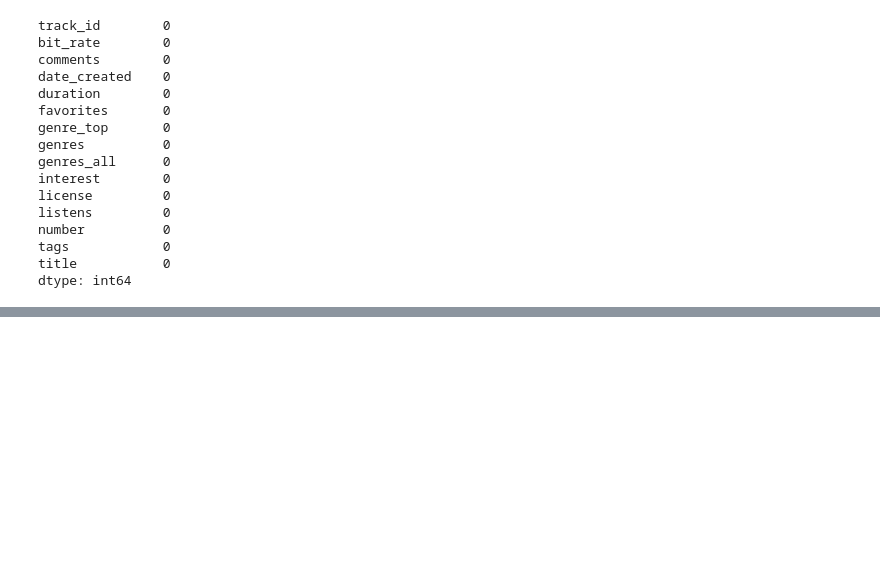
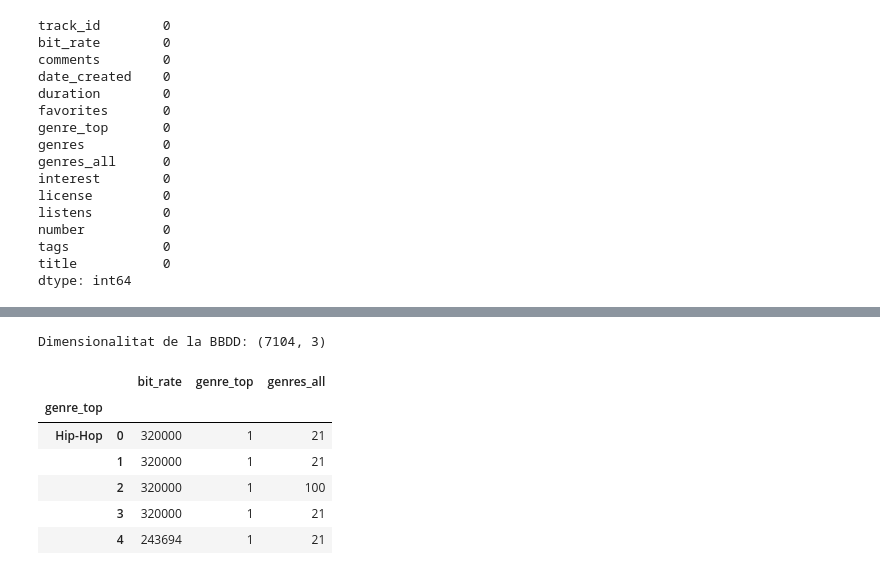
Before and after one commit to Rogerbenedito/English-song-data-from-2008-2017, a Jupyter notebook: Untitled.ipynb, the cells around one changed output, grey strips where cells are left out. Cells and saved outputs as stored; diff of their text form; code cells hidden in the pictures; blank space fills up the shorter version.

```diff
--- a/Untitled.ipynb
+++ b/Untitled.ipynb
@@ -263,0 +326,20 @@ Un cop balancejats el número de valors de cada classe, observem que la correlac
+# %%
+#Eliminem els atributs no desitjats i deixem els  necessaris i l'atribut objectiu.
+newDataset = newDataset.drop(columns=['comments'])
+newDataset = newDataset.drop(columns=['duration'])
+newDataset = newDataset.drop(columns=['favorites'])
+newDataset = newDataset.drop(columns=['genres'])
+newDataset = newDataset.drop(columns=['interest'])
+newDataset = newDataset.drop(columns=['listens'])
+
+print("Dimensionalitat de la BBDD:", newDataset.shape)
+newDataset.head()
+# %% [output]
+Dimensionalitat de la BBDD: (7104, 3)
+|  |  | bit_rate | genre_top | genres_all |
+| genre_top |  |  |  |  |
+| Hip-Hop | 0 | 320000 | 1 | 21 |
+|  | 1 | 320000 | 1 | 21 |
+|  | 2 | 320000 | 1 | 100 |
+|  | 3 | 320000 | 1 | 21 |
+|  | 4 | 243694 | 1 | 21 |
```
Also changed, not shown: parts of 32 cells of this notebook.
